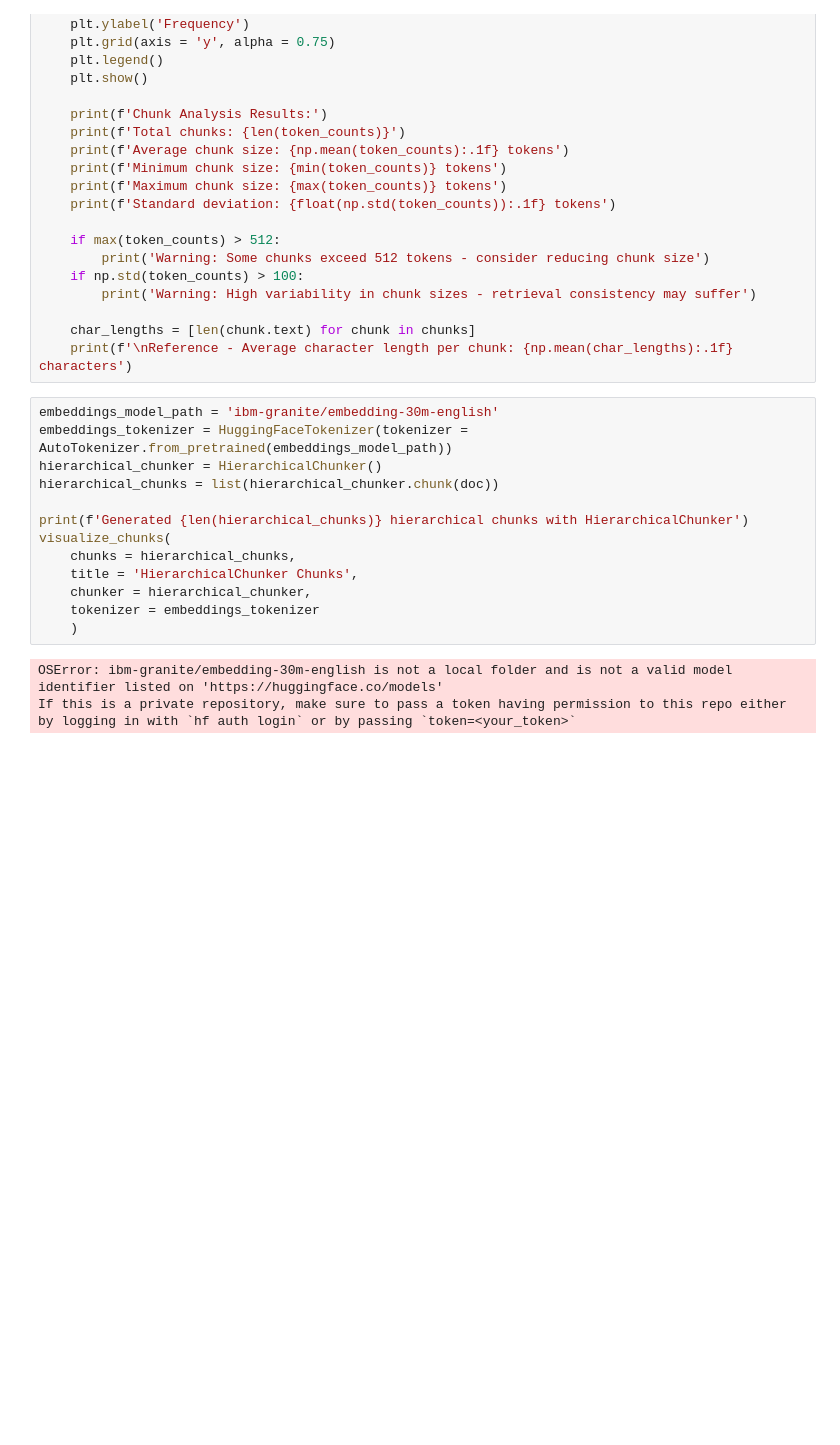
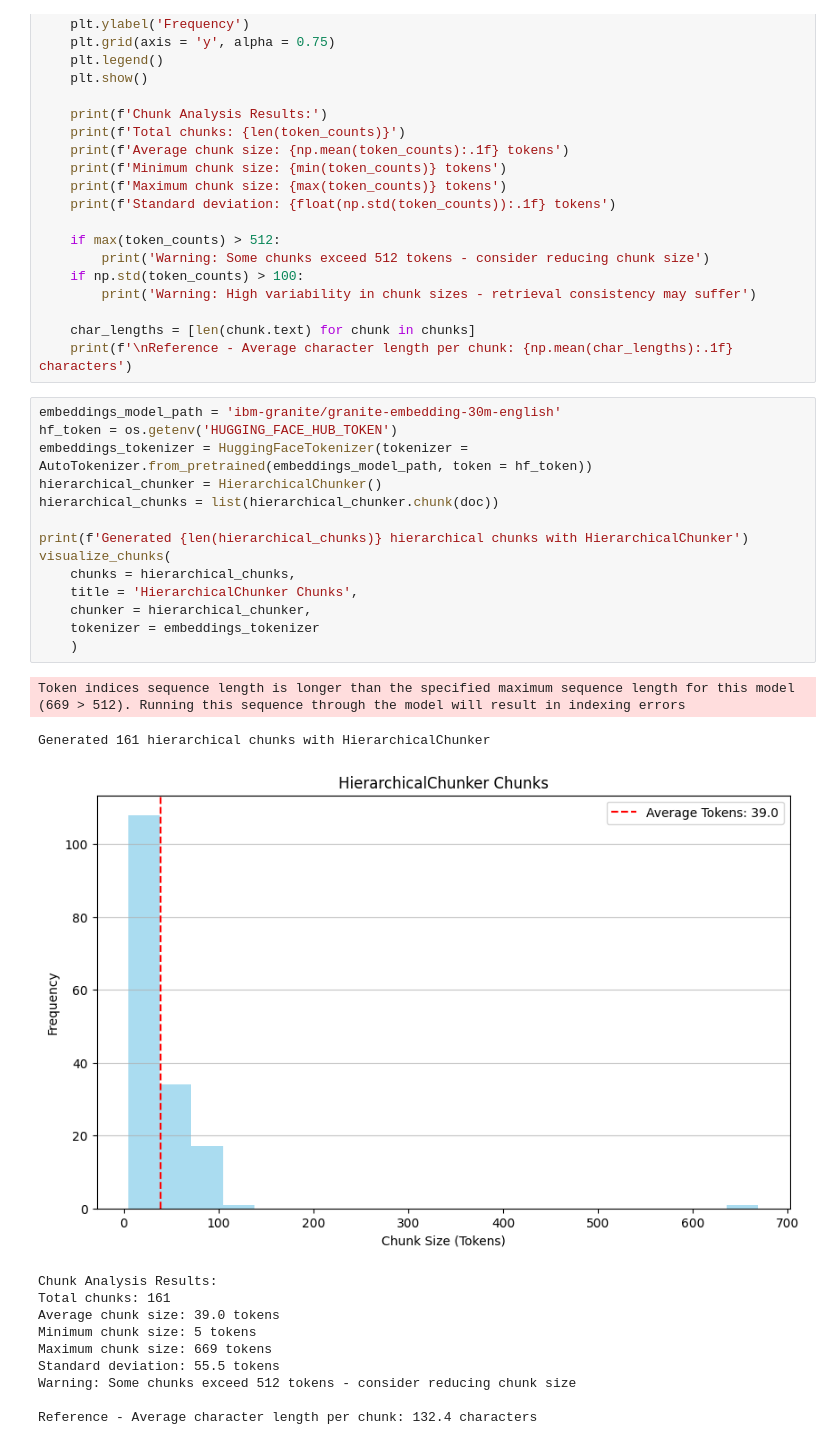
Before and after one commit to tnn111/Huginn, a Jupyter notebook: Docling.ipynb, the cells around one changed output. Saved outputs shown, nothing was run; the diff lists cells and outputs as text; blank space fills up the shorter version.

```diff
--- a/Docling.ipynb
+++ b/Docling.ipynb
@@ -140,18 +160,29 @@ def visualize_chunks(chunks: list[BaseChunk], *, chunker: BaseChunker, tokenizer
     char_lengths = [len(chunk.text) for chunk in chunks]
     print(f'\nReference - Average character length per chunk: {np.mean(char_lengths):.1f} characters')
 # %%
-embeddings_model_path = 'ibm-granite/embedding-30m-english'
-embeddings_tokenizer = HuggingFaceTokenizer(tokenizer = AutoTokenizer.from_pretrained(embeddings_model_path))
+embeddings_model_path = 'ibm-granite/granite-embedding-30m-english'
+hf_token = os.getenv('HUGGING_FACE_HUB_TOKEN')
+embeddings_tokenizer = HuggingFaceTokenizer(tokenizer = AutoTokenizer.from_pretrained(embeddings_model_path, token = hf_token))
 hierarchical_chunker = HierarchicalChunker()
 hierarchical_chunks = list(hierarchical_chunker.chunk(doc))
 
 print(f'Generated {len(hierarchical_chunks)} hierarchical chunks with HierarchicalChunker')
 visualize_chunks(
     chunks = hierarchical_chunks,
     title = 'HierarchicalChunker Chunks',
     chunker = hierarchical_chunker,
     tokenizer = embeddings_tokenizer
     )
 # %% [output]
-OSError: ibm-granite/embedding-30m-english is not a local folder and is not a valid model identifier listed on 'https://huggingface.co/models'
-If this is a private repository, make sure to pass a token having permission to this repo either by logging in with `hf auth login` or by passing `token=<your_token>`
+Token indices sequence length is longer than the specified maximum sequence length for this model (669 > 512). Running this sequence through the model will result in indexing errors
+Generated 161 hierarchical chunks with HierarchicalChunker
+[figure, added]
+Chunk Analysis Results:
+Total chunks: 161
+Average chunk size: 39.0 tokens
+Minimum chunk size: 5 tokens
+Maximum chunk size: 669 tokens
+Standard deviation: 55.5 tokens
+Warning: Some chunks exceed 512 tokens - consider reducing chunk size
+
+Reference - Average character length per chunk: 132.4 characters
```
Also changed, not shown: parts of 5 cells of this notebook.
